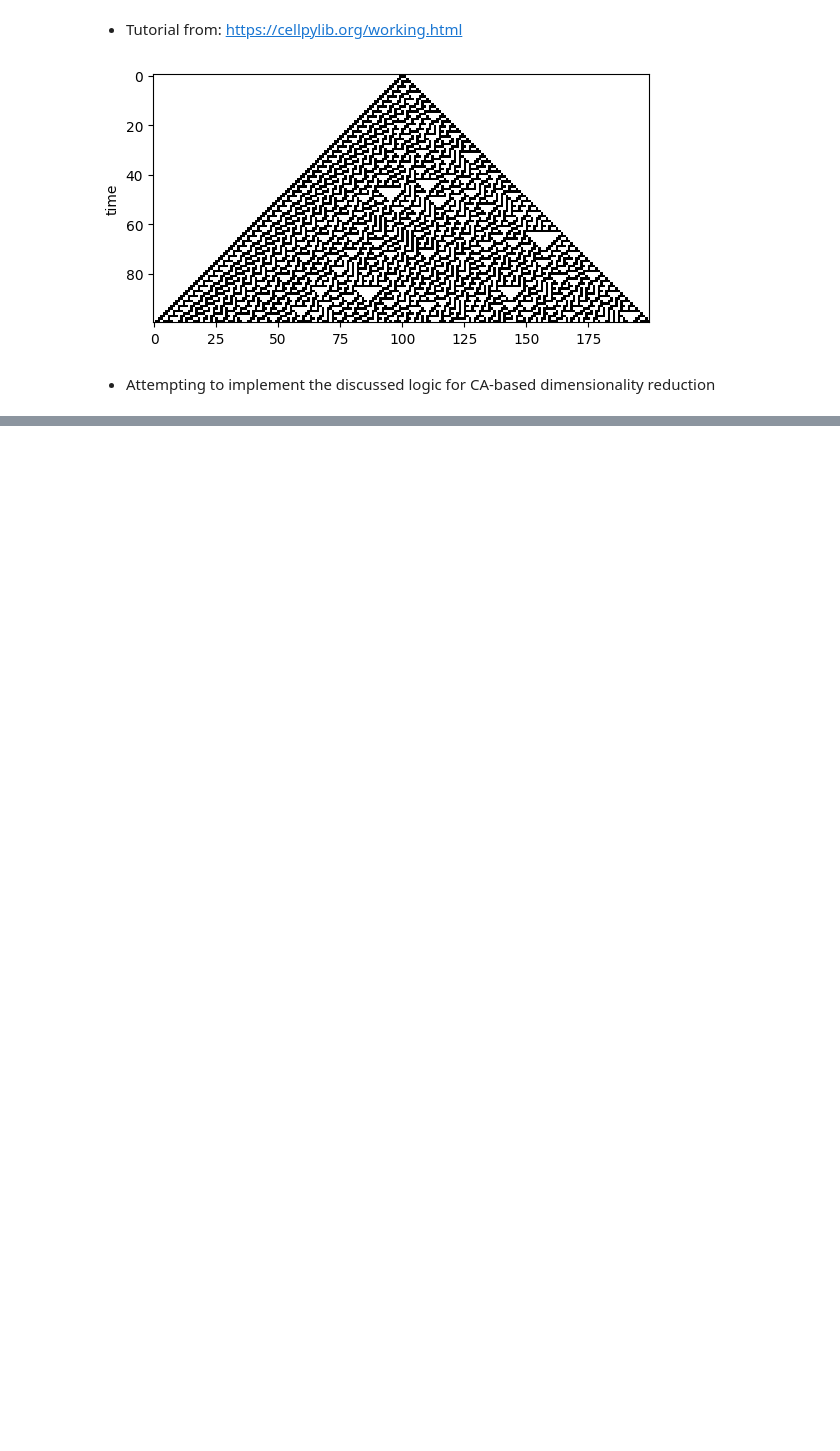
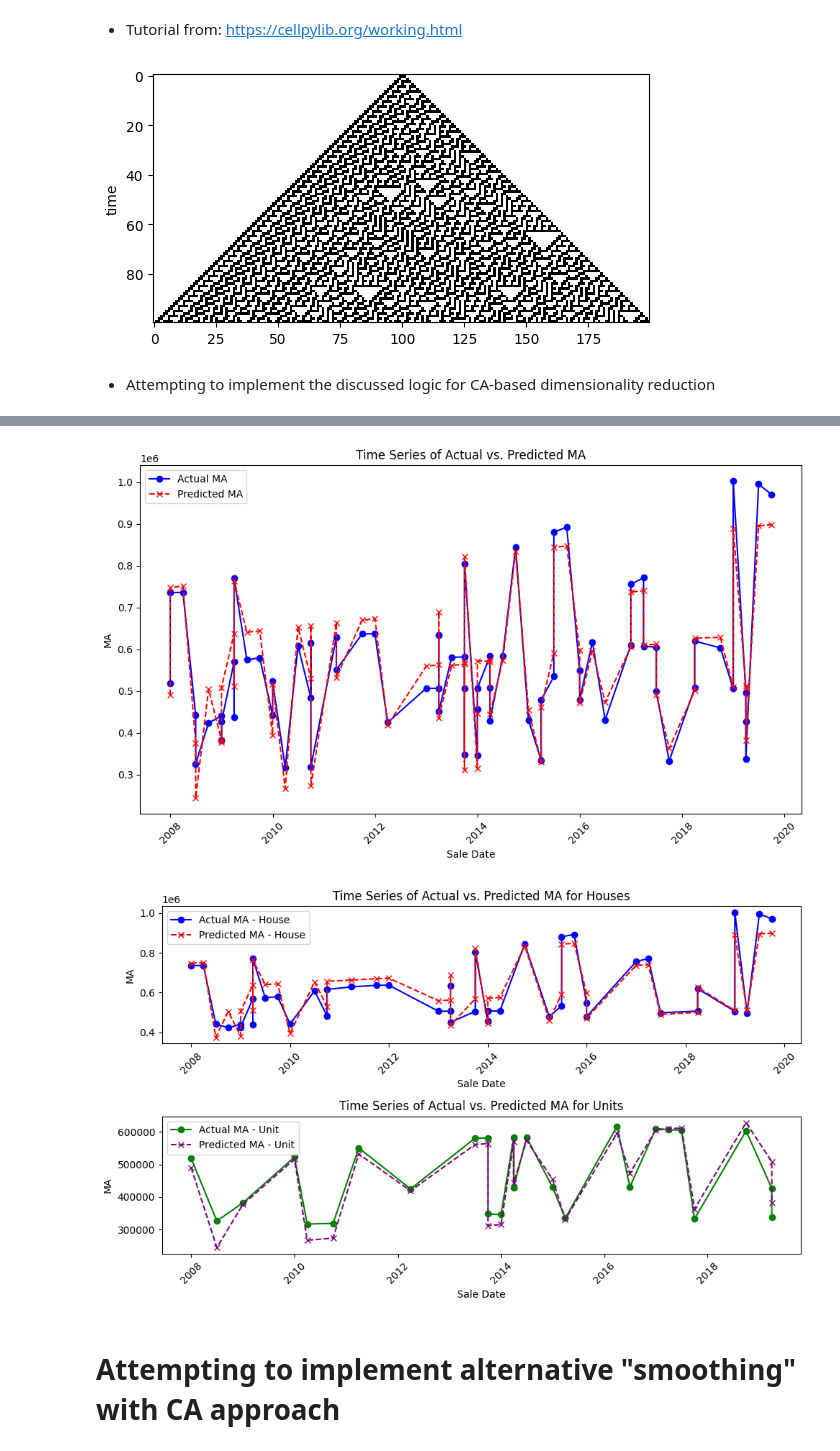
Before and after one commit to omegatro/MSC_CA, a Jupyter notebook: Sandbox/cellpylib.ipynb, the cells around one changed output, grey strips where cells are left out. Drawn from its saved outputs; the diff is of its cells as text; code cells hidden in the pictures; blank space fills up the shorter version.

```diff
--- a/Sandbox/cellpylib.ipynb
+++ b/Sandbox/cellpylib.ipynb
@@ -126,0 +136,2 @@ SD: 2.8905035225816316
+# %%
+ts_dataset = pd.read_csv('/content/drive/MyDrive/ma_lga_12345.csv')
@@ -126,0 +241,66 @@ SD: 2.8905035225816316
+# %%
+# First, we need to recover the actual sale dates from `date_ordinal`
+min_date = ts_dataset['saledate'].min()  # Assuming `ts_dataset` is still accessible
+X_test_sorted = X_test.copy()
+X_test_sorted['predictions'] = predictions
+
+# Convert `date_ordinal` back to datetime for plotting
+X_test_sorted['saledate'] = pd.to_timedelta(X_test_sorted['date_ordinal'], unit='D') + min_date
+
+# Now sort by `saledate`
+X_test_sorted.sort_values('saledate', inplace=True)
+
+# Recover the actual MA values for the sorted test set
+actual_MA_sorted = y_test.reindex(X_test_sorted.index)
+
+# Plotting
+plt.figure(figsize=(10, 6))
+plt.plot(X_test_sorted['saledate'], actual_MA_sorted, label='Actual MA', color='blue', marker='o')
+plt.plot(X_test_sorted['saledate'], X_test_sorted['predictions'], label='Predicted MA', color='red', linestyle='--', marker='x')
+
+plt.title('Time Series of Actual vs. Predicted MA')
+plt.xlabel('Sale Date')
+plt.ylabel('MA')
+plt.legend()
+plt.xticks(rotation=45)  # Rotate date labels for better readability
+plt.tight_layout()  # Adjust layout to make room for the rotated date labels
+plt.show()
+
+# Separate data for 'house' and 'unit'
+house_data = X_test_sorted[X_test_sorted['house'] == 1]
+unit_data = X_test_sorted[X_test_sorted['unit'] == 1]
+
+# Recover the actual MA values for 'house' and 'unit'
+actual_MA_house = y_test.reindex(house_data.index)
+actual_MA_unit = y_test.reindex(unit_data.index)
+
+# Plotting
+plt.figure(figsize=(10, 6))
+
+# Plot for 'house'
+plt.subplot(2, 1, 1)  # 2 rows, 1 column, 1st subplot
+plt.plot(house_data['saledate'], actual_MA_house, label='Actual MA - House', color='blue', marker='o')
+plt.plot(house_data['saledate'], house_data['predictions'], label='Predicted MA - House', color='red', linestyle='--', marker='x')
+plt.title('Time Series of Actual vs. Predicted MA for Houses')
+plt.xlabel('Sale Date')
+plt.ylabel('MA')
+plt.legend()
+plt.xticks(rotation=45)
+
+# Plot for 'unit'
+plt.subplot(2, 1, 2)  # 2 rows, 1 column, 2nd subplot
+plt.plot(unit_data['saledate'], actual_MA_unit, label='Actual MA - Unit', color='green', marker='o')
+plt.plot(unit_data['saledate'], unit_data['predictions'], label='Predicted MA - Unit', color='purple', linestyle='--', marker='x')
+plt.title('Time Series of Actual vs. Predicted MA for Units')
+plt.xlabel('Sale Date')
+plt.ylabel('MA')
+plt.legend()
+plt.xticks(rotation=45)
+
+plt.tight_layout()
+plt.show()
+# %% [output]
+[figure, added]
+[figure, added]
+# %% [markdown]
+# Attempting to implement alternative "smoothing" with CA approach
```
Also changed, not shown: parts of 20 cells of this notebook.
